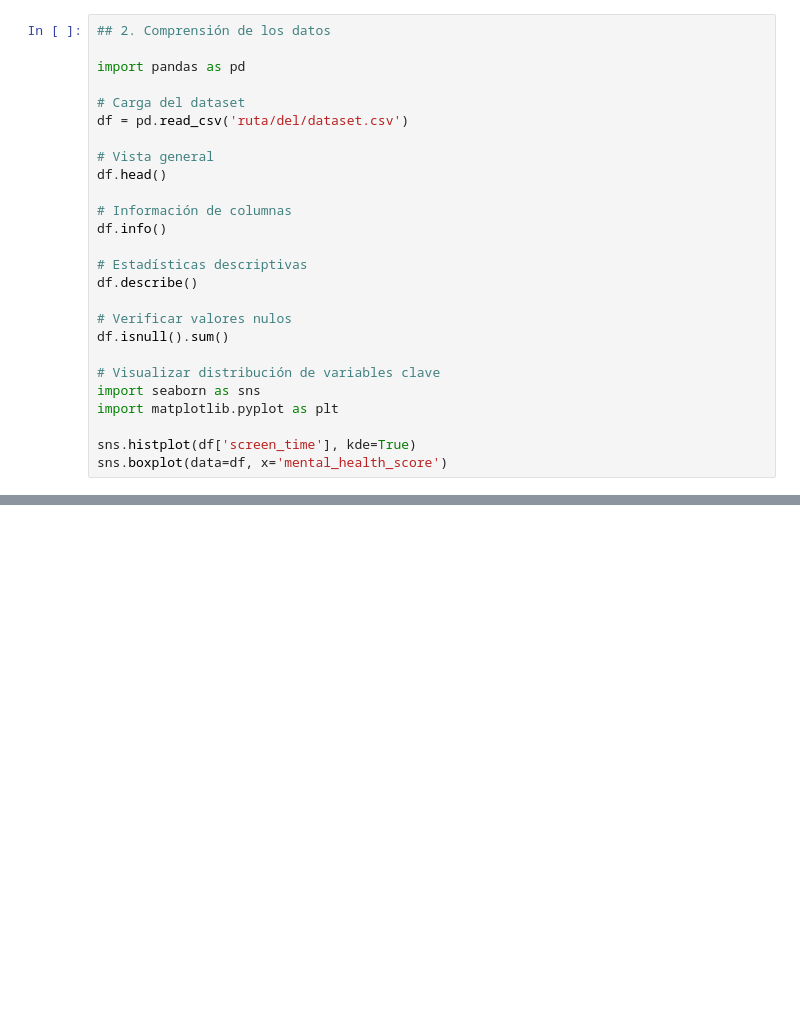
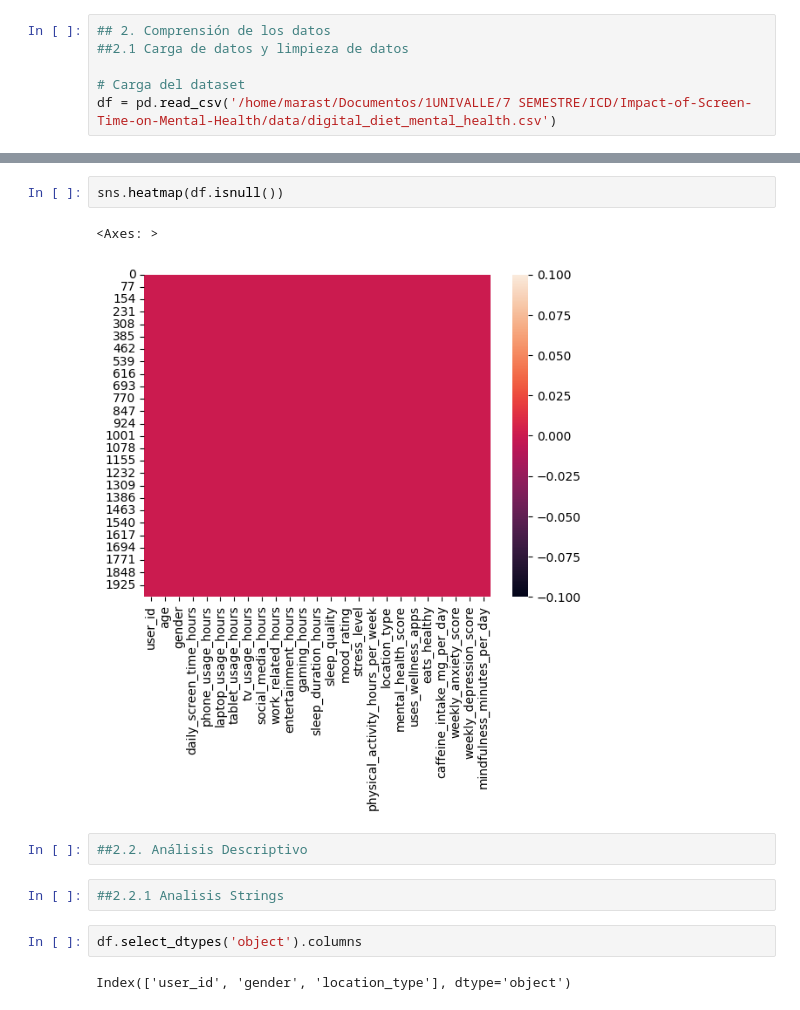
Before and after one commit to MARAST01/Impact-of-Screen-Time-on-Mental-Health, a Jupyter notebook: notebooks/health.ipynb, the cells around one changed output, grey strips where cells are left out. Saved outputs shown, nothing was run; the diff lists cells and outputs as text; blank space fills up the shorter version.

Commit message:
Boxplot,  heatmap,

```diff
--- a/notebooks/health.ipynb
+++ b/notebooks/health.ipynb
@@ -13,26 +18,6 @@ IndentationError: unexpected indent (3330796982.py, line 4)
 # %%
 ## 2. Comprensión de los datos
-
-import pandas as pd
+##2.1 Carga de datos y limpieza de datos
 
 # Carga del dataset
-df = pd.read_csv('ruta/del/dataset.csv')
-
-# Vista general
-df.head()
-
-# Información de columnas
-df.info()
-
-# Estadísticas descriptivas
-df.describe()
-
-# Verificar valores nulos
-df.isnull().sum()
-
-# Visualizar distribución de variables clave
-import seaborn as sns
-import matplotlib.pyplot as plt
-
-sns.histplot(df['screen_time'], kde=True)
-sns.boxplot(data=df, x='mental_health_score')
+df = pd.read_csv('/home/marast/Documentos/1UNIVALLE/7 SEMESTRE/ICD/Impact-of-Screen-Time-on-Mental-Health/data/digital_diet_mental_health.csv')
@@ -38,0 +54,13 @@ sns.boxplot(data=df, x='mental_health_score')
+# %%
+sns.heatmap(df.isnull())
+# %% [output]
+<Axes: >
+[figure, added]
+# %%
+##2.2. Análisis Descriptivo
+# %%
+##2.2.1 Analisis Strings
+# %%
+df.select_dtypes('object').columns
+# %% [output]
+Index(['user_id', 'gender', 'location_type'], dtype='object')
```
Also changed, not shown: parts of 9 cells of this notebook, 2 other files.
